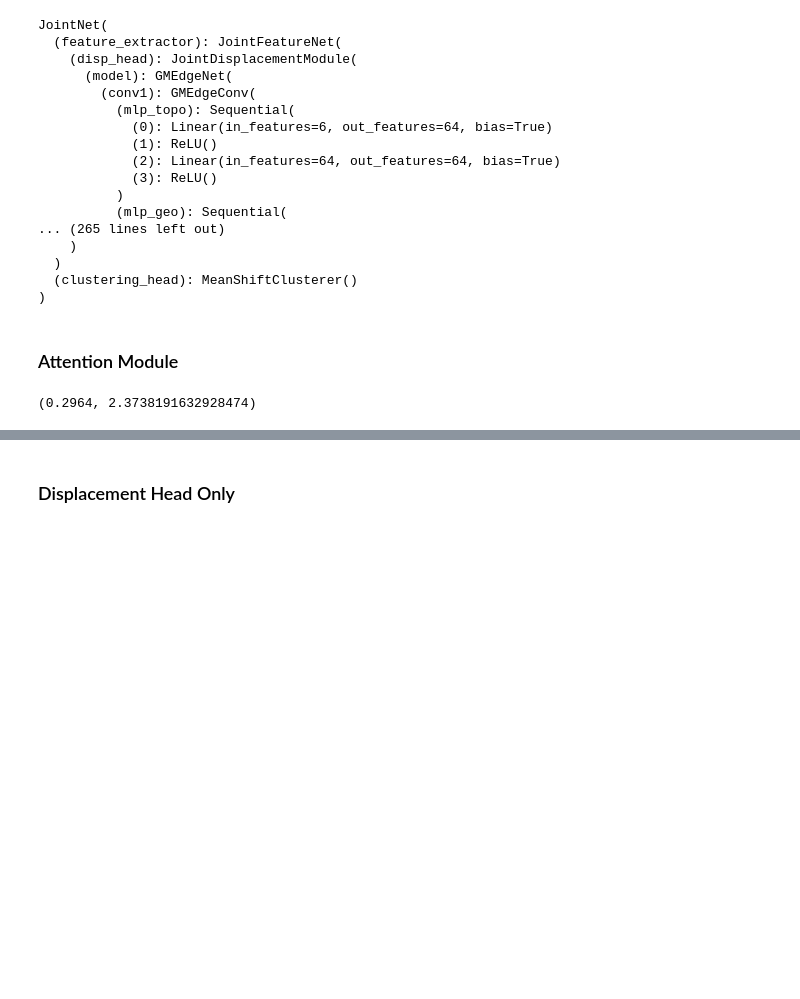
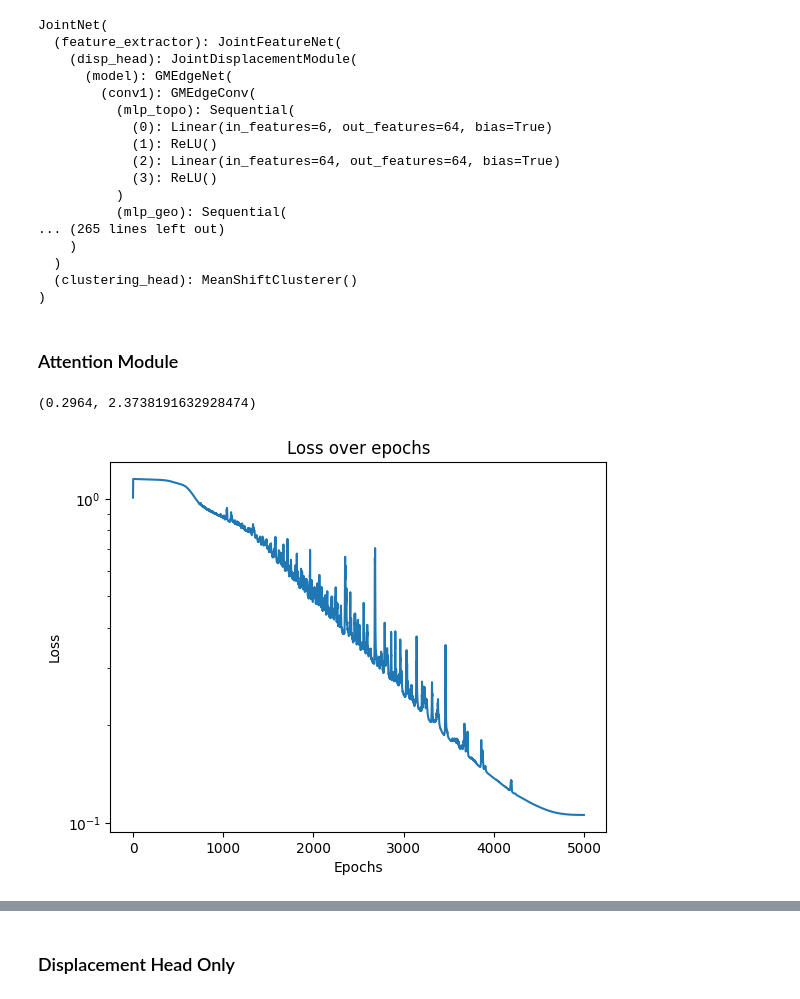
Before and after one commit to govindjoshi12/rignet-gj, a Jupyter notebook: notebooks/batched_overfit.ipynb, the cells around one changed output, grey strips where cells are left out. Drawn from its saved outputs; the diff is of its cells as text; code cells hidden in the pictures; blank space fills up the shorter version.

Commit message:
finished experimentation for attn and disp modules in batched overfit

```diff
--- a/notebooks/batched_overfit.ipynb
+++ b/notebooks/batched_overfit.ipynb
@@ -19,0 +25,3 @@ from sklearn.metrics import accuracy_score, confusion_matrix, precision_recall_f
+# %%
+device = torch.device("cuda" if torch.cuda.is_available() else "cpu")
+device
@@ -20,5 +56,5 @@ from sklearn.metrics import accuracy_score, confusion_matrix, precision_recall_f
 # %%
-dataset = RigNetDataset(FILE_PATHS['val'], num_samples=4, seed=42)
+dataset = RigNetDataset(FILE_PATHS['val'], num_samples=16, seed=42)
 dl = DataLoader(
     dataset=dataset,
     batch_size=2,
@@ -27,7 +63,6 @@ dl = DataLoader(
 )
 # %%
 model = JointNet(edge_dropout=0)
-device = 'cpu'
 model.to(device)
 # %% [output]
 JointNet(
@@ -74,43 +109,58 @@ POS_ATTN_AVG, (1 - POS_ATTN_AVG) / POS_ATTN_AVG
 # %%
-epochs = 10000
-lr = 1e-4
-wd = 0
+epochs = 5000
+lr = 5e-5
+wd = 1e-6
 optimizer = torch.optim.AdamW(attn_module.parameters(), lr=lr, weight_decay=wd)
-pos_cls_weight = torch.tensor((1 - POS_ATTN_AVG) / POS_ATTN_AVG)
+scheduler = torch.optim.lr_scheduler.OneCycleLR(
+    optimizer,
+    max_lr=5e-5,
+    total_steps=epochs
+)
+pos_cls_weight = torch.tensor((1 - POS_ATTN_AVG) / POS_ATTN_AVG).to(device)
 criterion = nn.BCEWithLogitsLoss(pos_weight=pos_cls_weight)
 # %%
 loss_over_epochs = []
-for epoch in range(1, epochs+1):
+
+epoch_loss = 0.0
+attn_module.to(device)
+for epoch in tqdm(range(1, epochs+1)):
     model.train()
-    epoch_loss = 0.0
     total_batches = 0
-    for batch in tqdm(dl, desc=f"Epoch {epoch}/{epochs}"):
+    for batch in dl:
 
+        batch = dict_to_device(batch, device)
         batch_size = batch['vertices_per_graph'].size(0)
 
         logits = attn_module(
             batch['vertices'],
             batch['one_ring'],
             batch['geodesic']
         ).squeeze()
+
+        assert logits.device.type == 'cuda'
+        assert batch['attn_mask'].device.type == 'cuda'
+
         loss = criterion(logits, batch['attn_mask'])
 
         optimizer.zero_grad()
         loss.backward()
         optimizer.step()
 
         epoch_loss += loss.item()
         total_batches += 1
     epoch_loss /= total_batches
 
     loss_over_epochs.append(epoch_loss)
-    print(f"[Epoch {epoch}] loss={epoch_loss:.4f}")
+    scheduler.step()
+    # print(f"[Epoch {epoch}] loss={epoch_loss:.4f}")
 
 
 plt.figure()
 plt.semilogy(loss_over_epochs)
 plt.title("Loss over epochs")
 plt.xlabel("Epochs")
 plt.ylabel("Loss")
 plt.show()
+# %% [output]
+[figure, added]
 # %%
```
Also changed, not shown: parts of 17 cells of this notebook, 5 other files.
